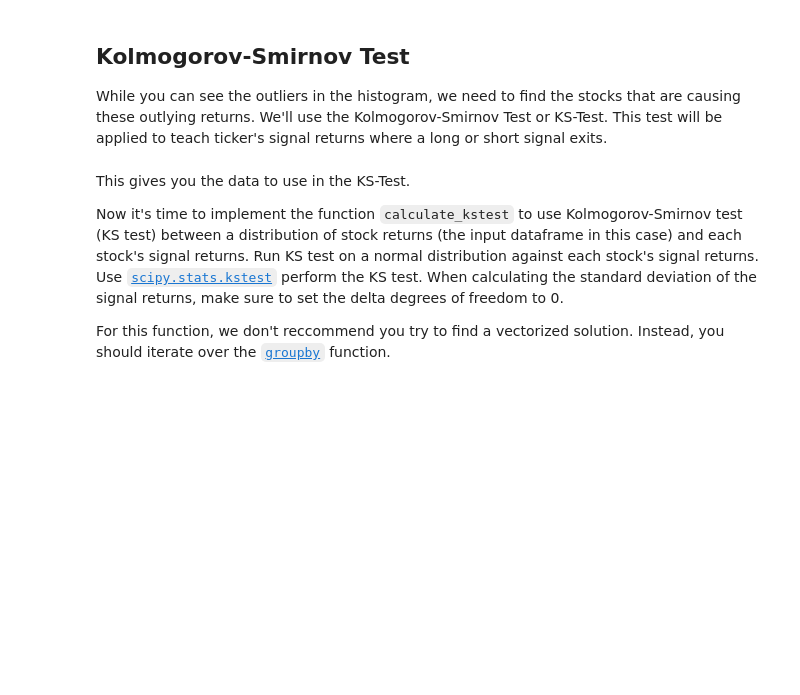
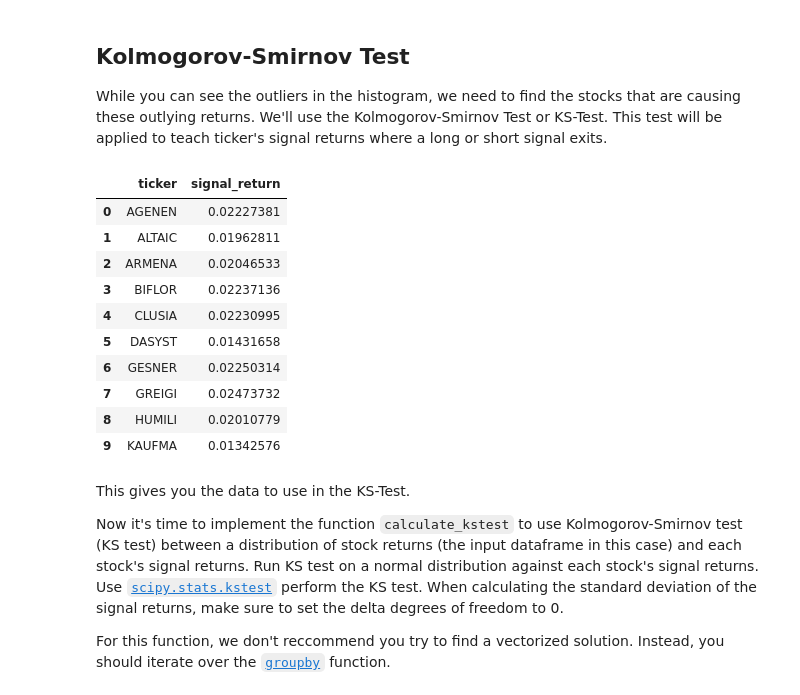
Before and after one commit to BenoitDurandIndep/artificial-intelligence-for-trading, a Jupyter notebook: project/project_2/project_2_starter.ipynb, the cells around one changed output. Saved outputs shown, nothing was run; the diff lists cells and outputs as text; code cells hidden in the pictures; blank space fills up the shorter version.

```diff
--- a/project/project_2/project_2_starter.ipynb
+++ b/project/project_2/project_2_starter.ipynb
@@ -254,7 +257,7 @@ def clear_signals(signals, window_size):
     clean_signals = clean_signals[window_size:]
 
     # Return the signals as a Series of Ints
-    return pd.Series(np.array(clean_signals).astype(np.int), signals.index)
+    return pd.Series(np.array(clean_signals).astype(np.int64), signals.index)
 
 
 def filter_signals(signal, lookahead_days):
@@ -274,7 +277,6 @@ def filter_signals(signal, lookahead_days):
         The filtered long, short, and do nothing signals for each ticker and date
     """
     # TODO: Implement function
-    # long_signals=signal[]
     long_signal, short_signal = signal.copy(), signal.copy()
     long_signal[long_signal == -1] = 0
     short_signal[short_signal == 1] = 0
@@ -285,7 +287,7 @@ def filter_signals(signal, lookahead_days):
         short_signal[column] = clear_signals(
             short_signal[column], lookahead_days)
 
-    return (long_signal+short_signal).astype(np.int64)
+    return (long_signal+short_signal)
 
 
 project_tests.test_filter_signals(filter_signals)
@@ -331,8 +333,9 @@ def get_lookahead_prices(close, lookahead_days):
     lookahead_prices : DataFrame
         The lookahead prices for each ticker and date
     """
-    #TODO: Implement function
+    # TODO: Implement function
 
-    return None
+    return close.shift(-1*lookahead_days)
+
 
 project_tests.test_get_lookahead_prices(get_lookahead_prices)
@@ -372,8 +383,9 @@ def get_return_lookahead(close, lookahead_prices):
     lookahead_returns : DataFrame
         The lookahead log returns for each ticker and date
     """
-    #TODO: Implement function
+    # TODO: Implement function
 
-    return None
+    return np.log(lookahead_prices) - np.log(close)
+
 
 project_tests.test_get_return_lookahead(get_return_lookahead)
@@ -413,8 +433,9 @@ def get_signal_return(signal, lookahead_returns):
     signal_return : DataFrame
         Signal returns for each ticker and date
     """
-    #TODO: Implement function
+    # TODO: Implement function
 
-    return None
+    return lookahead_returns*signal
+
 
 project_tests.test_get_signal_return(get_signal_return)
@@ -468,19 +504,34 @@ While you can see the outliers in the histogram, we need to find the stocks that
 # %%
 # Filter out returns that don't have a long or short signal.
 long_short_signal_returns_5 = signal_return_5[signal_5 != 0].stack()
 long_short_signal_returns_10 = signal_return_10[signal_10 != 0].stack()
 long_short_signal_returns_20 = signal_return_20[signal_20 != 0].stack()
 
 # Get just ticker and signal return
-long_short_signal_returns_5 = long_short_signal_returns_5.reset_index().iloc[:, [1,2]]
+long_short_signal_returns_5 = long_short_signal_returns_5.reset_index().iloc[:, [
+    1, 2]]
 long_short_signal_returns_5.columns = ['ticker', 'signal_return']
-long_short_signal_returns_10 = long_short_signal_returns_10.reset_index().iloc[:, [1,2]]
+long_short_signal_returns_10 = long_short_signal_returns_10.reset_index().iloc[:, [
+    1, 2]]
 long_short_signal_returns_10.columns = ['ticker', 'signal_return']
-long_short_signal_returns_20 = long_short_signal_returns_20.reset_index().iloc[:, [1,2]]
+long_short_signal_returns_20 = long_short_signal_returns_20.reset_index().iloc[:, [
+    1, 2]]
 long_short_signal_returns_20.columns = ['ticker', 'signal_return']
 
 # View some of the data
 long_short_signal_returns_5.head(10)
+# %% [output]
+|  | ticker | signal_return |
+| 0 | AGENEN | 0.02227381 |
+| 1 | ALTAIC | 0.01962811 |
+| 2 | ARMENA | 0.02046533 |
+| 3 | BIFLOR | 0.02237136 |
+| 4 | CLUSIA | 0.02230995 |
+| 5 | DASYST | 0.01431658 |
+| 6 | GESNER | 0.02250314 |
+| 7 | GREIGI | 0.02473732 |
+| 8 | HUMILI | 0.02010779 |
+| 9 | KAUFMA | 0.01342576 |
 # %% [markdown]
 This gives you the data to use in the KS-Test.
 
```
Also changed, not shown: parts of 21 cells of this notebook.
